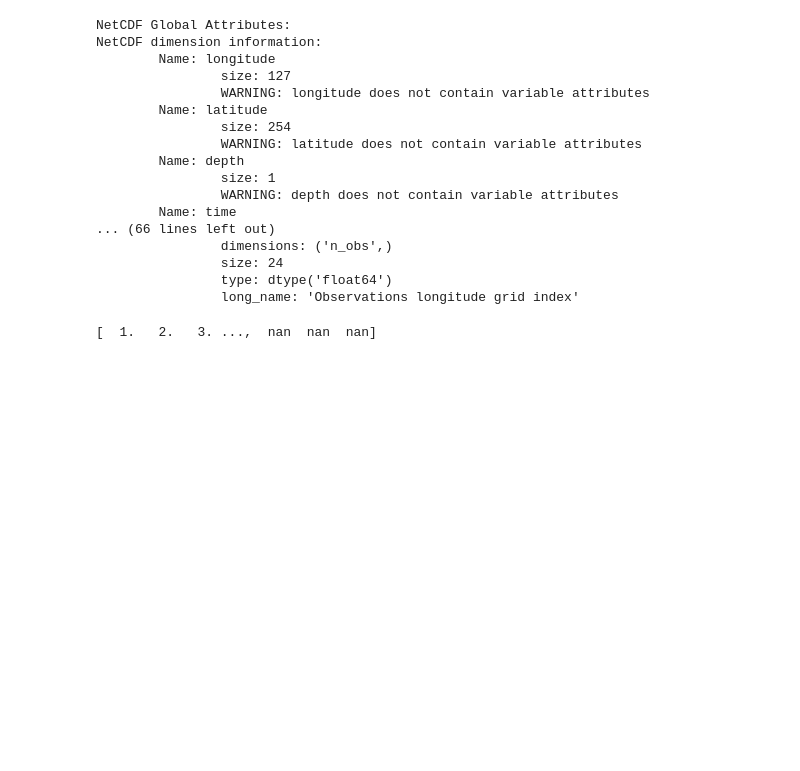
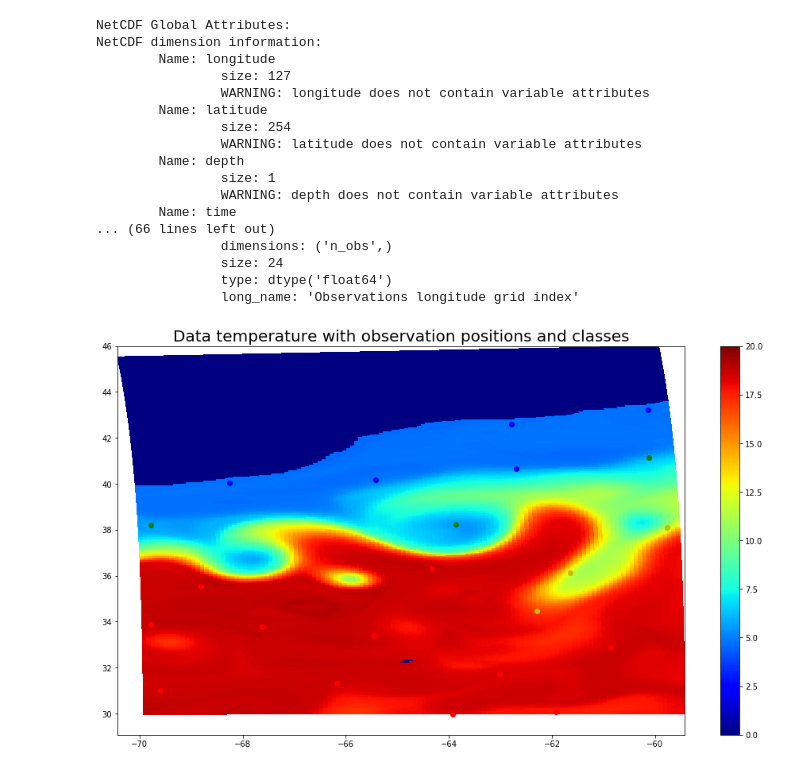
Before and after one commit to gmaze/projet-s5, a Jupyter notebook: Projet S5 Spatial Interpolation.ipynb, the cells around one changed output. Saved outputs shown, nothing was run; the diff lists cells and outputs as text; code cells hidden in the pictures; blank space fills up the shorter version.

```diff
--- a/Projet S5 Spatial Interpolation.ipynb
+++ b/Projet S5 Spatial Interpolation.ipynb
@@ -88,15 +91,3 @@ NetCDF dimension information:
                 size: 24
                 type: dtype('float64')
                 long_name: 'Observations longitude grid index'
-# %%
-long = np.array(dataset['lon'])
-lat = np.array(dataset['lat'])
-
-lab = np.array(dataset['labels'])
-lab = np.reshape(lab, (127,254))
-
-posteriors = dataset['posteriors']
-
-posteriors = np.reshape(posteriors,(4,127,254))
-# %% [output]
-[  1.   2.   3. ...,  nan  nan  nan]
@@ -103,2 +118,18 @@ posteriors = np.reshape(posteriors,(4,127,254))
+# %%
+warnings.filterwarnings('ignore')
+pylab.rcParams['figure.figsize'] = (16.0, 9.0)
+
+fig, ax = subplots()
+p = ax.pcolor(long , lat, temp, cmap=cm.jet, vmin=0, vmax=20)
+
+ind_classes = [] #Array to store indices of observations grouped by class
+for k in range(1,5):
+    ind = np.where(class_obs == k)
+    ind_classes.append(ind)
+    scatter(obs_lon[ind], obs_lat[ind], color=colors[k-1])
+title('Data temperature with observation positions and classes',fontsize=20)
+cb = fig.colorbar(p)
+# %% [output]
+[figure, added]
 # %%
 pylab.rcParams['figure.figsize'] = (16.0, 9.0)
```
Also changed, not shown: parts of 15 cells of this notebook, 1 other file.
